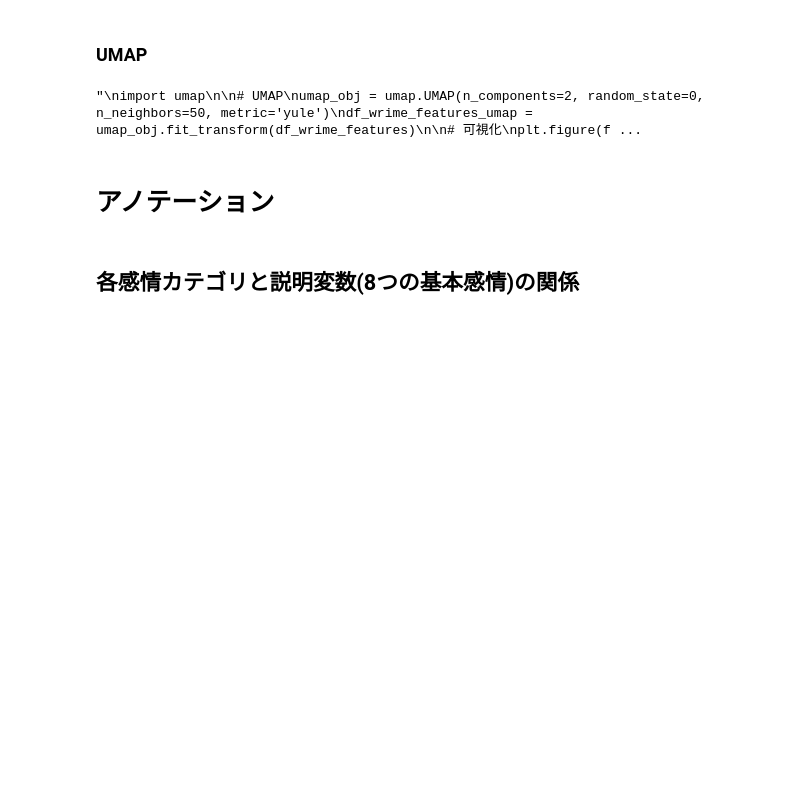
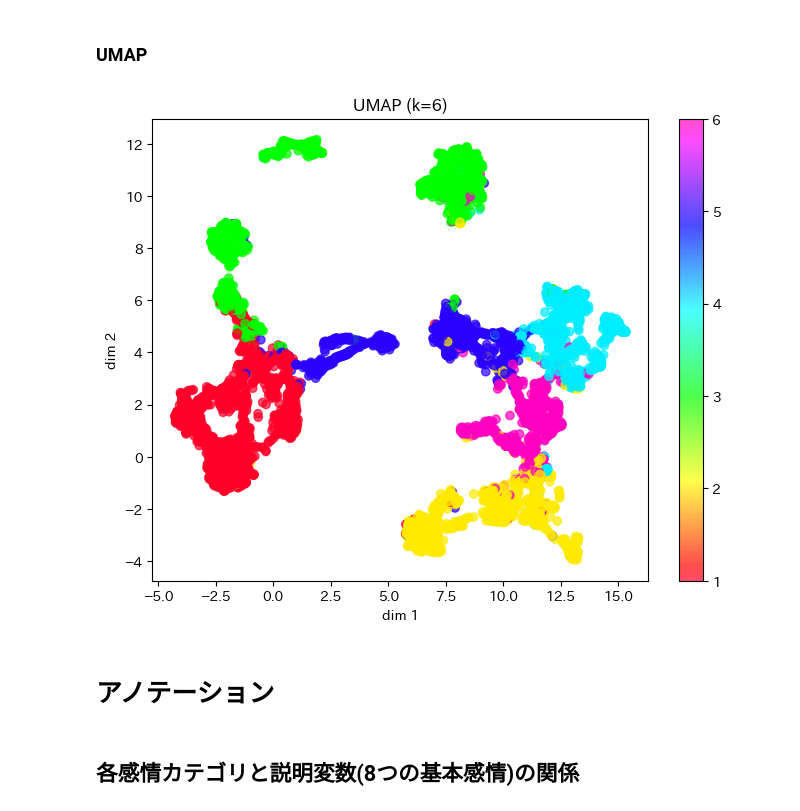
Before and after one commit to maruyama-lab-design/Preservation-of-Emotional-Context-in-Tweet-Embeddings, a Jupyter notebook: emotion_kmeans.ipynb, the cells around one changed output. Cells and saved outputs as stored; diff of their text form; code cells hidden in the pictures; blank space fills up the shorter version.

```diff
--- a/emotion_kmeans.ipynb
+++ b/emotion_kmeans.ipynb
@@ -316,24 +350,22 @@ plt.show()
 # %% [markdown]
 ### UMAP
 # %%
-'''
 import umap
 
 # UMAP
-umap_obj = umap.UMAP(n_components=2, random_state=0, n_neighbors=50, metric='yule')
+umap_obj = umap.UMAP(n_components=2, random_state=0, n_neighbors=10, metric='yule')
 df_wrime_features_umap = umap_obj.fit_transform(df_wrime_features)
 
 # 可視化
 plt.figure(figsize=(8, 6))
 plt.scatter(df_wrime_features_umap[:, 0], df_wrime_features_umap[:, 1], c=clusters, cmap=cmap_name, alpha=0.7)
 plt.xlabel('dim 1')
 plt.ylabel('dim 2')
 plt.title(f'UMAP (k={k})')
 plt.colorbar()
 plt.show()
-'''
 # %% [output]
-"\nimport umap\n\n# UMAP\numap_obj = umap.UMAP(n_components=2, random_state=0, n_neighbors=50, metric='yule')\ndf_wrime_features_umap = umap_obj.fit_transform(df_wrime_features)\n\n# 可視化\nplt.figure(f ...
+[figure, added]
 # %% [markdown]
 # アノテーション
 # %% [markdown]
```
Also changed, not shown: parts of 21 cells of this notebook, 5 other files.
